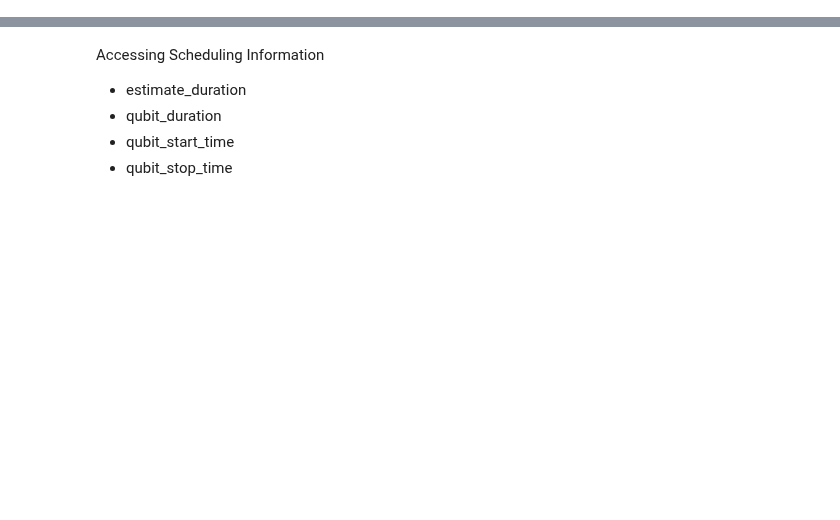
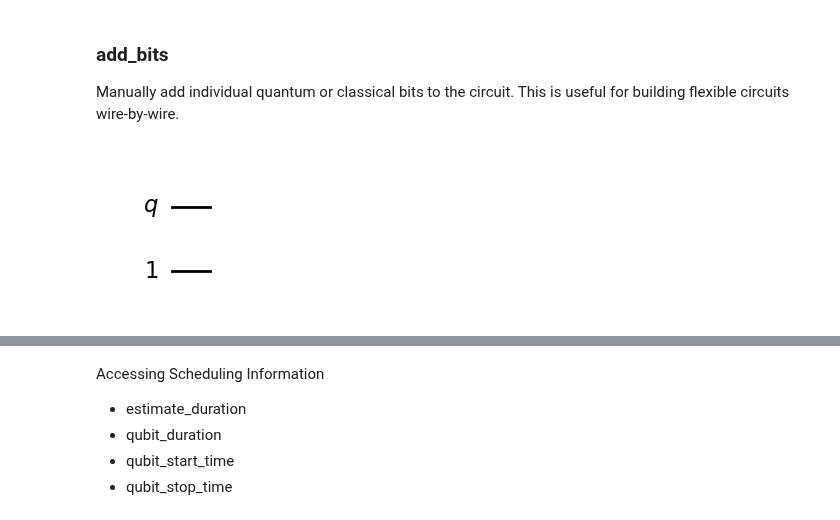
Before and after one commit to kibrahim757/qiskit_certification_examples, a Jupyter notebook: Section_1_Perform_Quantum_Operations/2_4_Circuit_Mechanics.ipynb, the cells around one changed output, grey strips where cells are left out. Cells and saved outputs as stored; diff of their text form; code cells hidden in the pictures; blank space fills up the shorter version.

```diff
--- a/Section_1_Perform_Quantum_Operations/2_4_Circuit_Mechanics.ipynb
+++ b/Section_1_Perform_Quantum_Operations/2_4_Circuit_Mechanics.ipynb
@@ -87,3 +150,15 @@ from qiskit.circuit import QuantumCircuit
 
 qc = QuantumCircuit(2)
 my_var = qc.add_var("my_var", False)
+# %% [markdown]
+### add_bits
+
+Manually add individual quantum or classical bits to the circuit. This is useful for building flexible circuits wire-by-wire.
+# %%
+from qiskit.circuit import Qubit
+qc = QuantumCircuit(1)
+new_bit = Qubit()
+qc.add_bits([new_bit])
+qc.draw('mpl')
+# %% [output]
+[figure, added]
```
Also changed, not shown: parts of 91 cells of this notebook.
